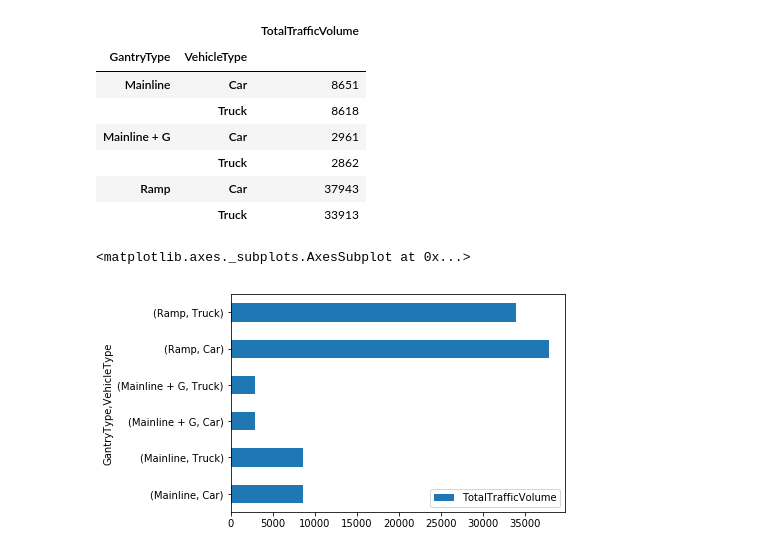
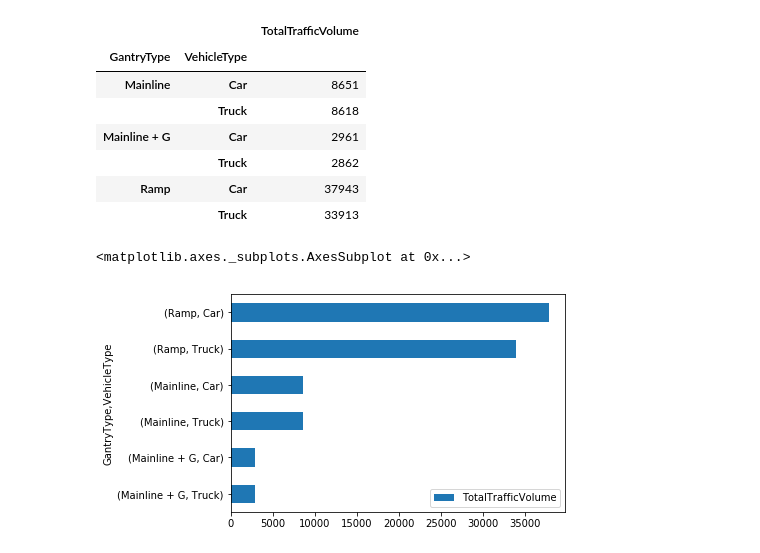
Before and after one commit to hrai/-M4-Data-Analysis, a Jupyter notebook: Assignment_2.ipynb, the cells around one changed output. Cells and saved outputs as stored; diff of their text form; code cells hidden in the pictures.

```diff
--- a/Assignment_2.ipynb
+++ b/Assignment_2.ipynb
@@ -151,7 +151,7 @@ Ramp         Car                       37943
 | Ramp | Car | 37943 |
 |  | Truck | 33913 |
 # %%
-car_data_count.plot(kind='barh')
+car_data_count.sort_values(by='TotalTrafficVolume').plot(kind='barh')
 # %% [output]
 <matplotlib.axes._subplots.AxesSubplot at 0x...>
-[figure, old version]
+[figure, new version]
```
